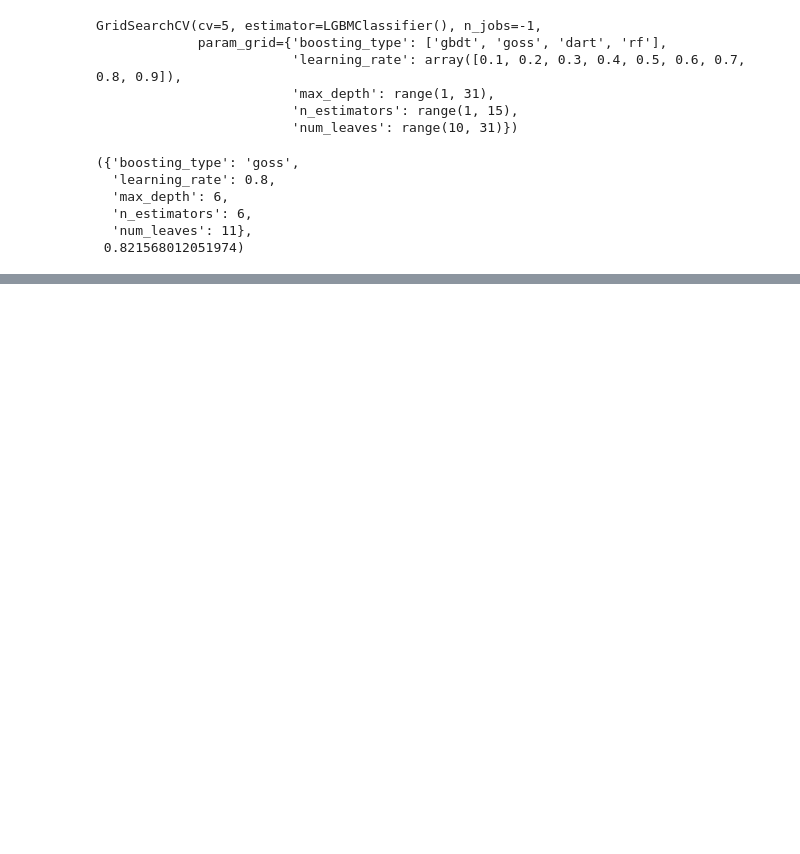
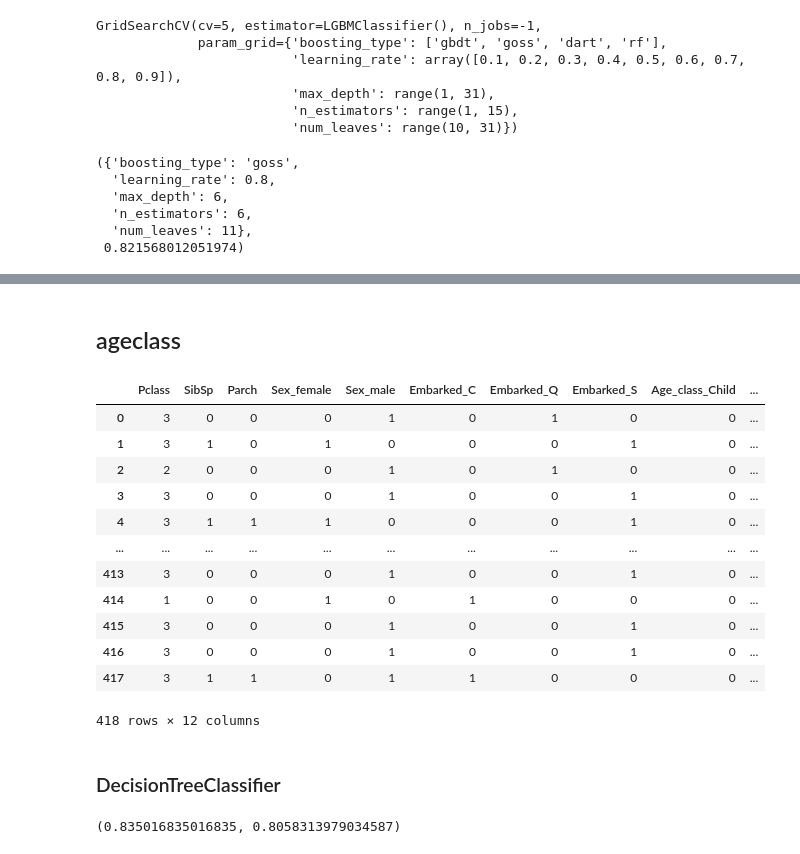
Before and after one commit to Porpoising/home_tasks, a Jupyter notebook: Pets/titanic/model_train.ipynb, the cells around one changed output, grey strips where cells are left out. Saved outputs shown, nothing was run; the diff lists cells and outputs as text; code cells hidden in the pictures; blank space fills up the shorter version.

```diff
--- a/Pets/titanic/model_train.ipynb
+++ b/Pets/titanic/model_train.ipynb
@@ -1499,0 +2320,32 @@ grid_search.best_params_, grid_search.best_score_
+# %% [markdown]
+## ageclass
+# %%
+X_test.drop('Fare', axis=1, inplace=True)
+X_test
+# %% [output]
+|  | Pclass | SibSp | Parch | Sex_female | Sex_male | Embarked_C | Embarked_Q | Embarked_S | Age_class_Child | ... |
+| 0 | 3 | 0 | 0 | 0 | 1 | 0 | 1 | 0 | 0 | ... |
+| 1 | 3 | 1 | 0 | 1 | 0 | 0 | 0 | 1 | 0 | ... |
+| 2 | 2 | 0 | 0 | 0 | 1 | 0 | 1 | 0 | 0 | ... |
+| 3 | 3 | 0 | 0 | 0 | 1 | 0 | 0 | 1 | 0 | ... |
+| 4 | 3 | 1 | 1 | 1 | 0 | 0 | 0 | 1 | 0 | ... |
+| ... | ... | ... | ... | ... | ... | ... | ... | ... | ... | ... |
+| 413 | 3 | 0 | 0 | 0 | 1 | 0 | 0 | 1 | 0 | ... |
+| 414 | 1 | 0 | 0 | 1 | 0 | 1 | 0 | 0 | 0 | ... |
+| 415 | 3 | 0 | 0 | 0 | 1 | 0 | 0 | 1 | 0 | ... |
+| 416 | 3 | 0 | 0 | 0 | 1 | 0 | 0 | 1 | 0 | ... |
+| 417 | 3 | 1 | 1 | 0 | 1 | 1 | 0 | 0 | 0 | ... |
+418 rows × 12 columns
+# %% [markdown]
+### DecisionTreeClassifier
+# %%
+dt_ageclass = tree.DecisionTreeClassifier(
+    criterion='gini',
+    max_depth=5,
+    min_samples_leaf=3)
+dt_ageclass.fit(X_train_ageclass, y_train)
+
+dt_ageclass.score(X_train_ageclass, y_train), \
+model_selection.cross_val_score(dt_ageclass, X_train_ageclass, y_train).mean()
+# %% [output]
+(0.835016835016835, 0.8058313979034587)
```
Also changed, not shown: parts of 123 cells of this notebook.
